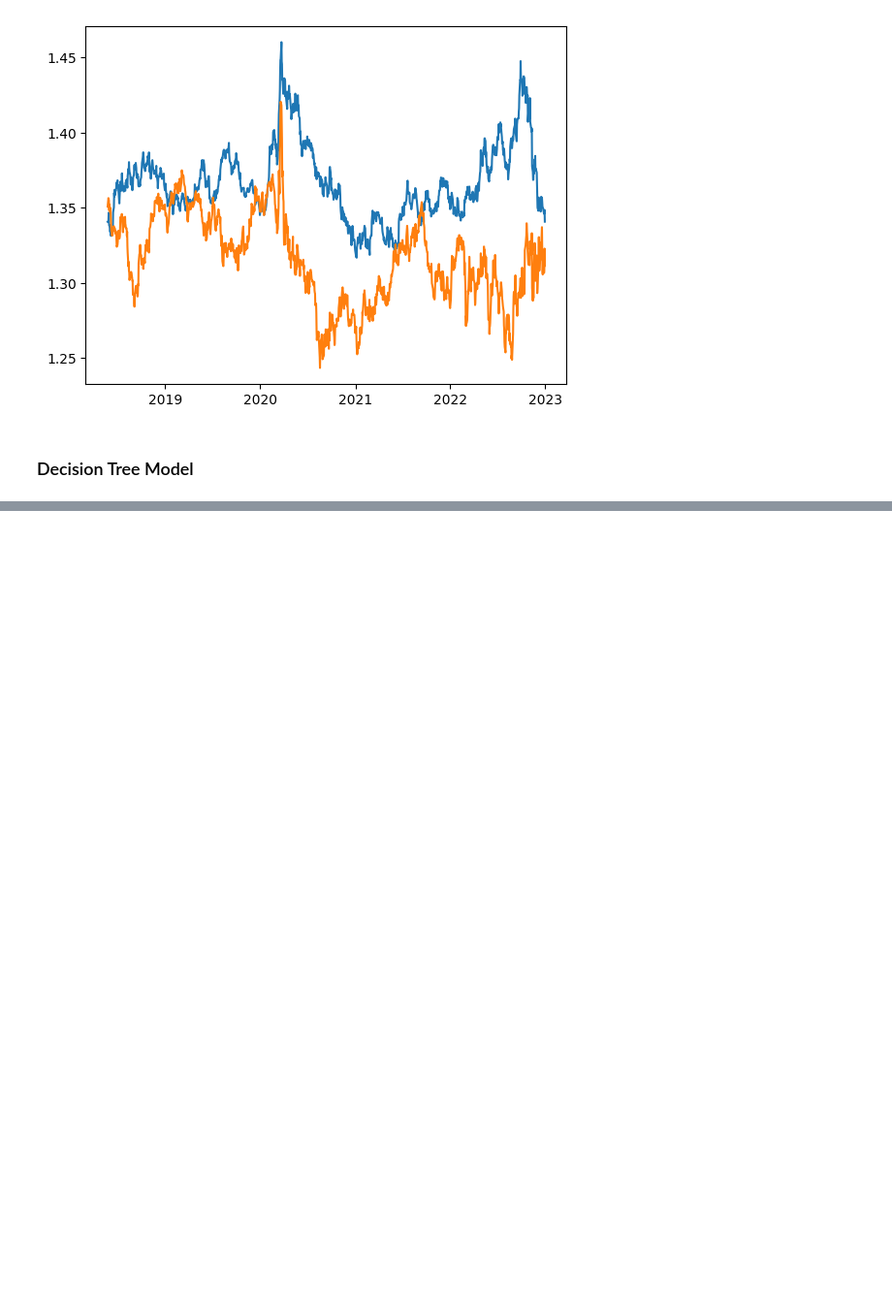
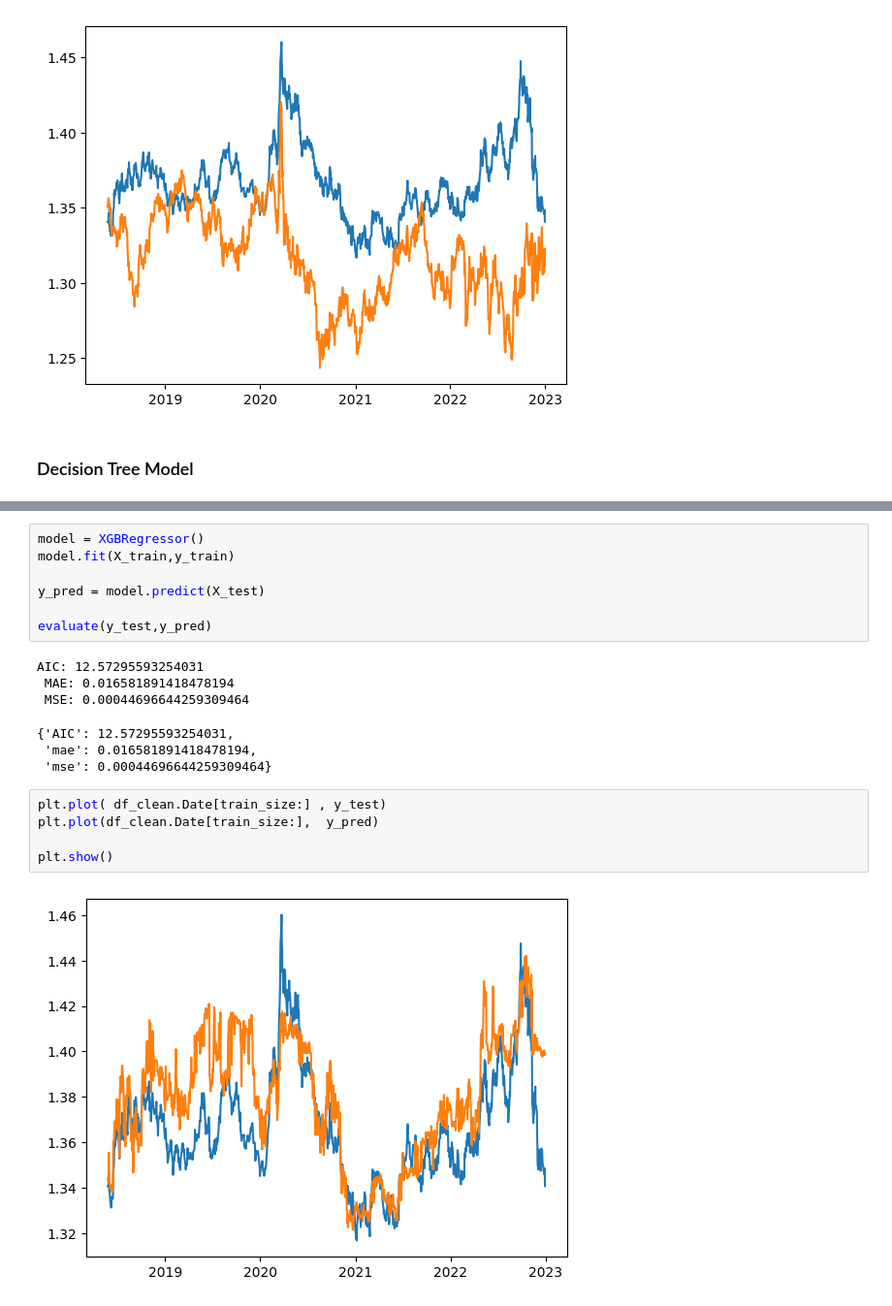
Before and after one commit to erictan23/Currency-Prediction, a Jupyter notebook: currency_prediction.ipynb, the cells around one changed output, grey strips where cells are left out. Shown at 97% size. Cells and saved outputs as stored; diff of their text form; blank space fills up the shorter version.

Commit message:
Added XGBOOST for predictions

```diff
--- a/currency_prediction.ipynb
+++ b/currency_prediction.ipynb
@@ -836,0 +825,21 @@ plt.show()
+# %%
+model = XGBRegressor()
+model.fit(X_train,y_train)
+
+y_pred = model.predict(X_test)
+
+evaluate(y_test,y_pred)
+# %% [output]
+AIC: 12.57295593254031
+ MAE: 0.016581891418478194
+ MSE: 0.00044696644259309464
+{'AIC': 12.57295593254031,
+ 'mae': 0.016581891418478194,
+ 'mse': 0.00044696644259309464}
+# %%
+plt.plot( df_clean.Date[train_size:] , y_test)
+plt.plot(df_clean.Date[train_size:],  y_pred)
+
+plt.show()
+# %% [output]
+[figure, added]
```
Also changed, not shown: parts of 11 cells of this notebook.
